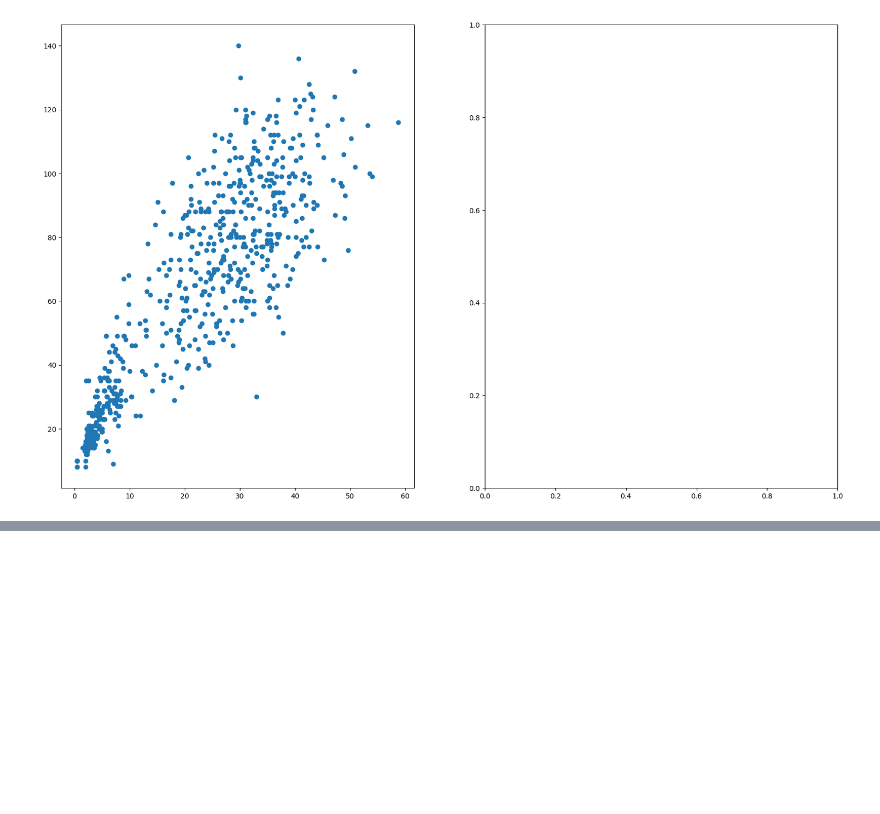
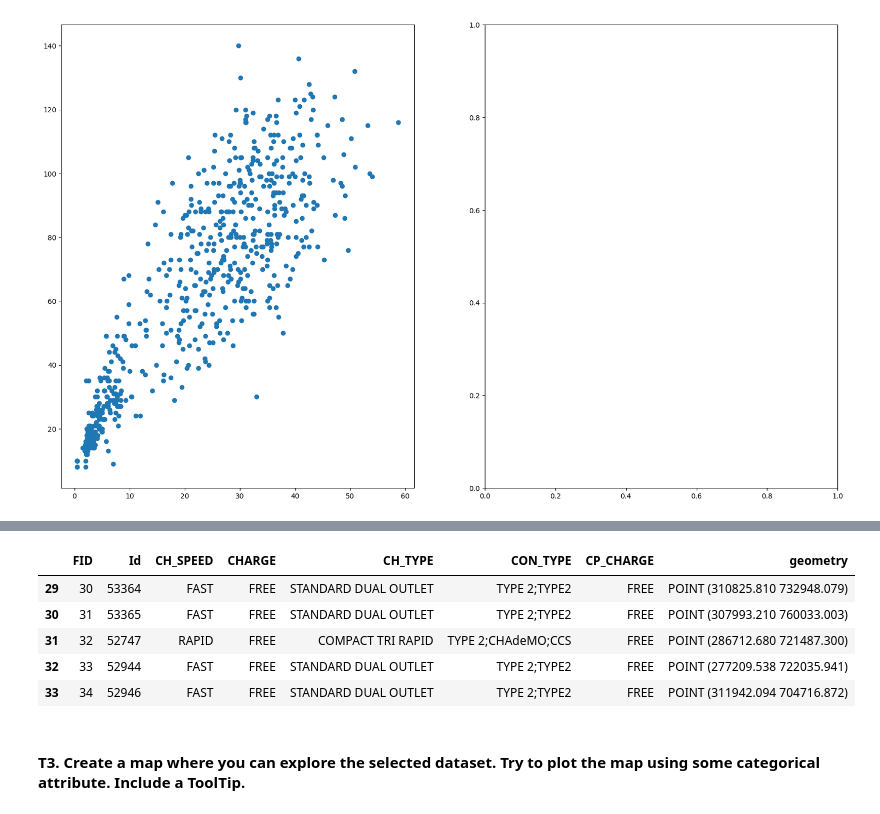
Before and after one commit to MagnusBurnet/PY4SA23_Assignment, a Jupyter notebook: Script_for_assessment2.ipynb, the cells around one changed output, grey strips where cells are left out. Drawn from its saved outputs; the diff is of its cells as text; code cells hidden in the pictures; blank space fills up the shorter version.

```diff
--- a/Script_for_assessment2.ipynb
+++ b/Script_for_assessment2.ipynb
@@ -253,0 +274,11 @@ ValueError: Dimensions of labels and X must be compatible
+# %%
+EVCP.tail()
+# %% [output]
+|  | FID | Id | CH_SPEED | CHARGE | CH_TYPE | CON_TYPE | CP_CHARGE | geometry |
+| 29 | 30 | 53364 | FAST | FREE | STANDARD DUAL OUTLET | TYPE 2;TYPE2 | FREE | POINT (310825.810 732948.079) |
+| 30 | 31 | 53365 | FAST | FREE | STANDARD DUAL OUTLET | TYPE 2;TYPE2 | FREE | POINT (307993.210 760033.003) |
+| 31 | 32 | 52747 | RAPID | FREE | COMPACT TRI RAPID | TYPE 2;CHAdeMO;CCS | FREE | POINT (286712.680 721487.300) |
+| 32 | 33 | 52944 | FAST | FREE | STANDARD DUAL OUTLET | TYPE 2;TYPE2 | FREE | POINT (277209.538 722035.941) |
+| 33 | 34 | 52946 | FAST | FREE | STANDARD DUAL OUTLET | TYPE 2;TYPE2 | FREE | POINT (311942.094 704716.872) |
+# %% [markdown]
+#### **T3.** Create a map where you can explore the selected dataset. Try to plot the map using some categorical attribute. Include a ToolTip.
```
Also changed, not shown: parts of 3 cells of this notebook, 6 other files.
